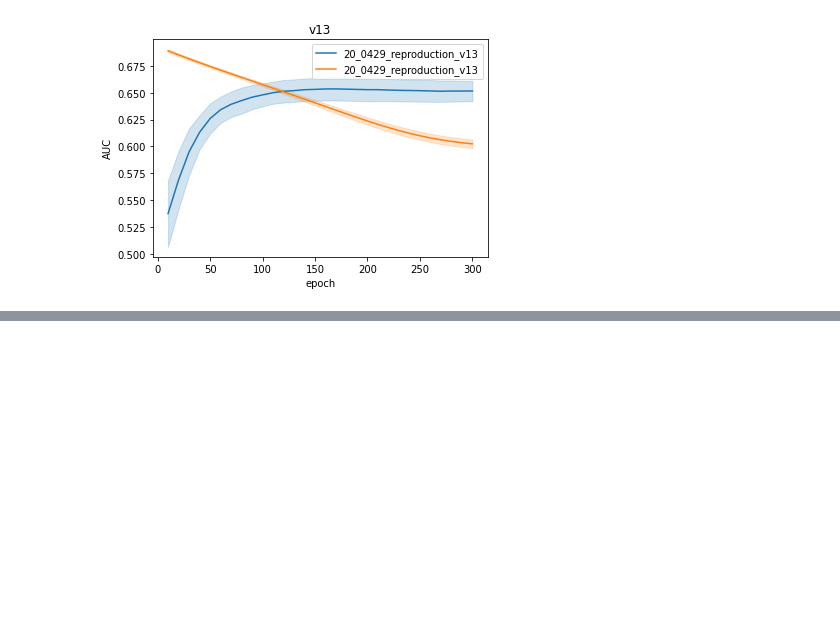
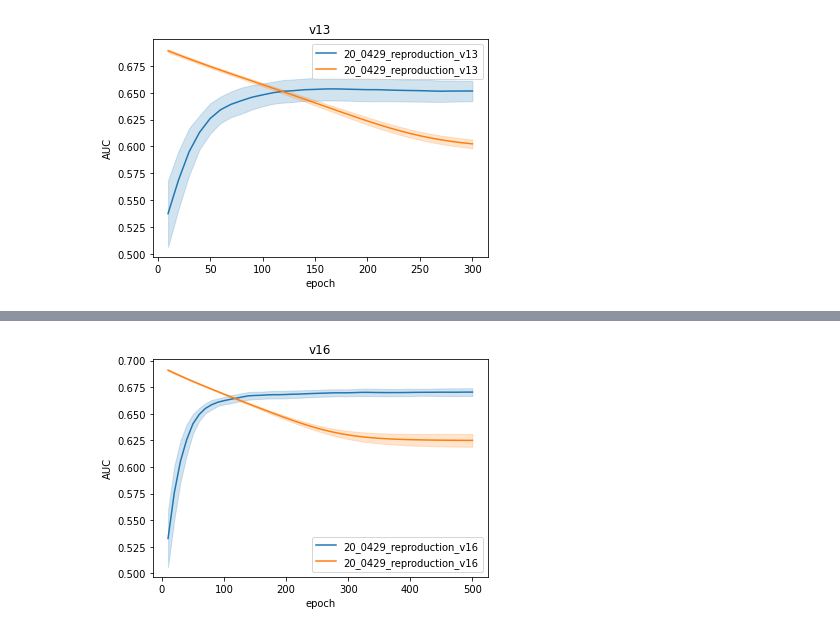
Before and after one commit to qqpann/KnowledgeTracing, a Jupyter notebook: notebook/DrawLC_reproduce_simulated_v10.ipynb, the cells around one changed output, grey strips where cells are left out. Cells and saved outputs as stored; diff of their text form; code cells hidden in the pictures; blank space fills up the shorter version.

```diff
--- a/notebook/DrawLC_reproduce_simulated_v10.ipynb
+++ b/notebook/DrawLC_reproduce_simulated_v10.ipynb
@@ -159,0 +175,5 @@ lc_plot('v13', v13)
+# %%
+v16 = report_path('20_0429_reproduction_v16', '20200604-1625')
+lc_plot('v16', v16)
+# %% [output]
+[figure, added]
```
Also changed, not shown: parts of 3 cells of this notebook.
